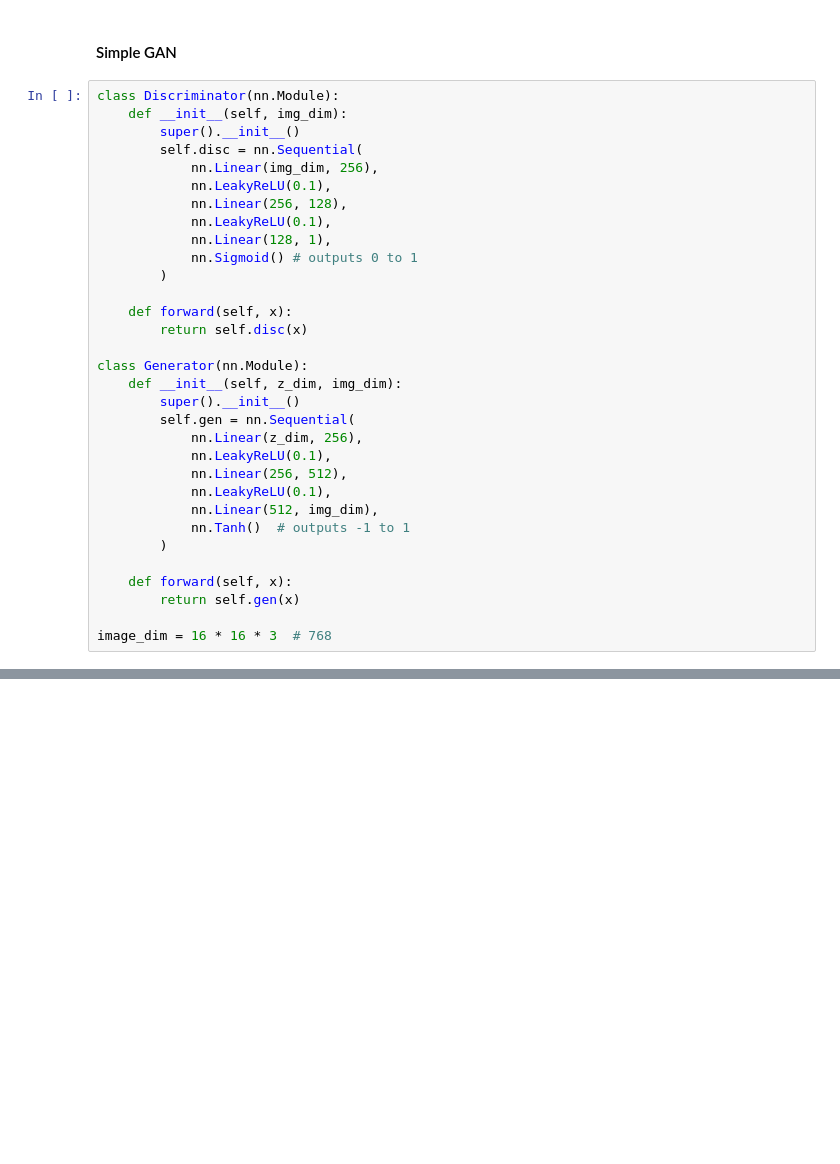
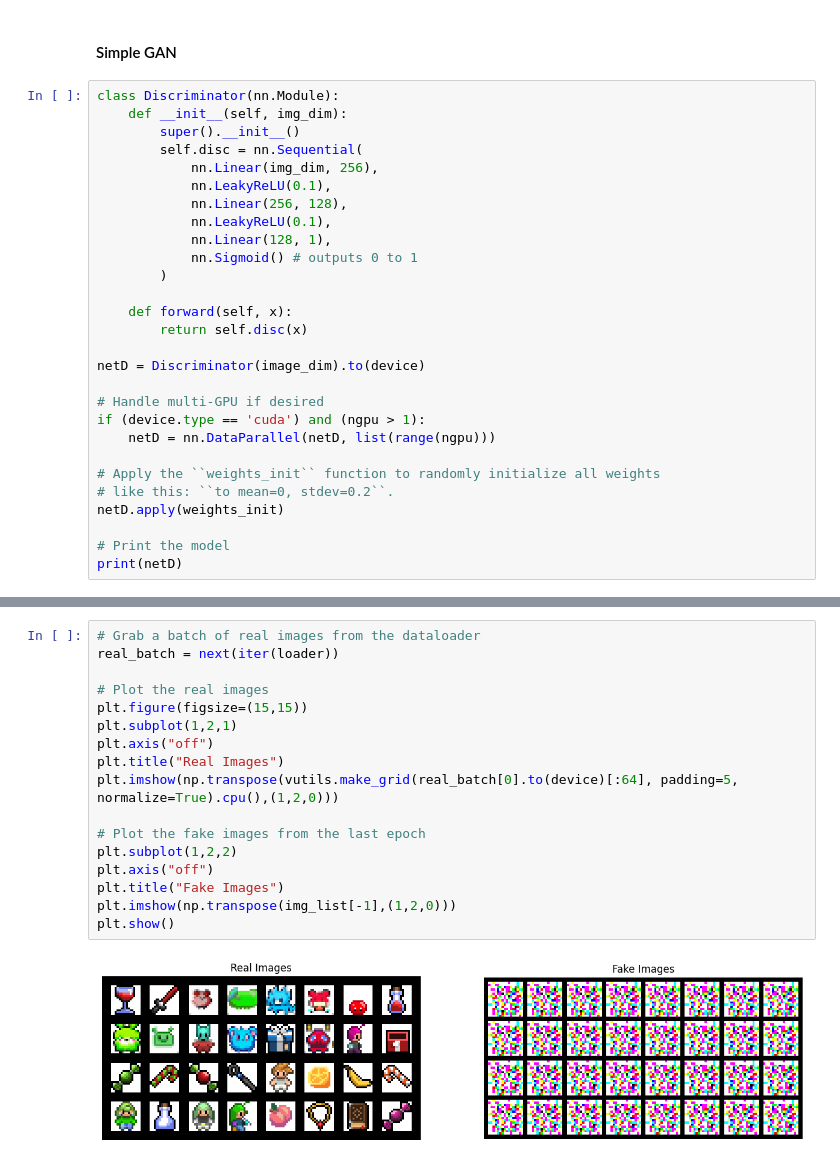
Before and after one commit to Pokeepic/Gen-AI-DL, a Jupyter notebook: simple-gan/train.ipynb, the cells around one changed output, grey strips where cells are left out. Saved outputs shown, nothing was run; the diff lists cells and outputs as text; blank space fills up the shorter version.

```diff
--- a/simple-gan/train.ipynb
+++ b/simple-gan/train.ipynb
@@ -138,19 +154,15 @@ class Discriminator(nn.Module):
     def forward(self, x):
         return self.disc(x)
 
-class Generator(nn.Module):
-    def __init__(self, z_dim, img_dim):
-        super().__init__()
-        self.gen = nn.Sequential(
-            nn.Linear(z_dim, 256),
-            nn.LeakyReLU(0.1),
-            nn.Linear(256, 512),
-            nn.LeakyReLU(0.1),
-            nn.Linear(512, img_dim),
-            nn.Tanh()  # outputs -1 to 1
-        )
+netD = Discriminator(image_dim).to(device)
 
-    def forward(self, x):
-        return self.gen(x)
+# Handle multi-GPU if desired
+if (device.type == 'cuda') and (ngpu > 1):
+    netD = nn.DataParallel(netD, list(range(ngpu)))
 
-image_dim = 16 * 16 * 3  # 768
+# Apply the ``weights_init`` function to randomly initialize all weights
+# like this: ``to mean=0, stdev=0.2``.
+netD.apply(weights_init)
+
+# Print the model
+print(netD)
@@ -234,0 +342,19 @@ then click the localhost link.
+# %%
+# Grab a batch of real images from the dataloader
+real_batch = next(iter(loader))
+
+# Plot the real images
+plt.figure(figsize=(15,15))
+plt.subplot(1,2,1)
+plt.axis("off")
+plt.title("Real Images")
+plt.imshow(np.transpose(vutils.make_grid(real_batch[0].to(device)[:64], padding=5, normalize=True).cpu(),(1,2,0)))
+
+# Plot the fake images from the last epoch
+plt.subplot(1,2,2)
+plt.axis("off")
+plt.title("Fake Images")
+plt.imshow(np.transpose(img_list[-1],(1,2,0)))
+plt.show()
+# %% [output]
+[figure, added]
```
Also changed, not shown: parts of 9 cells of this notebook.
